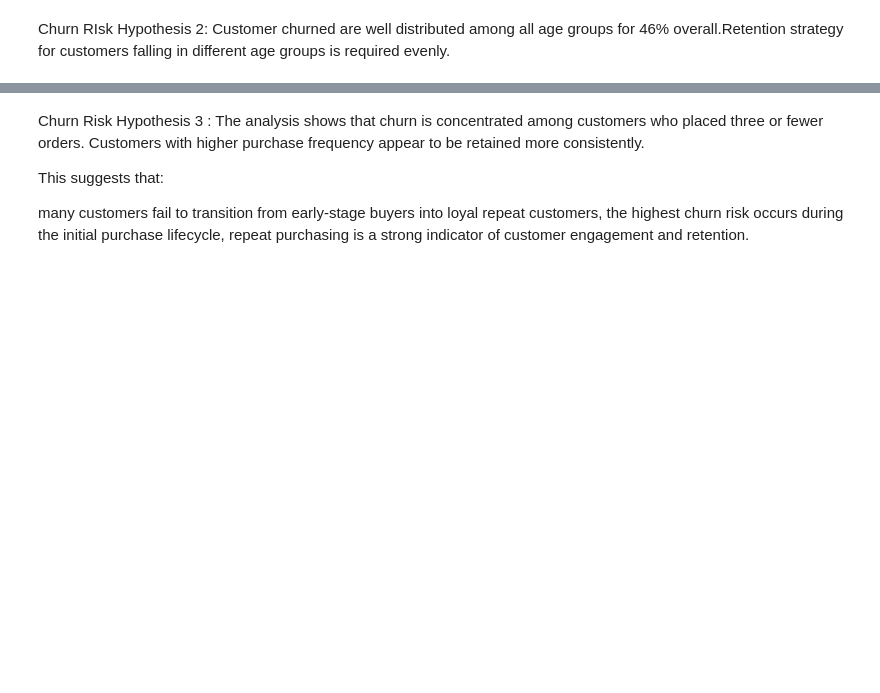
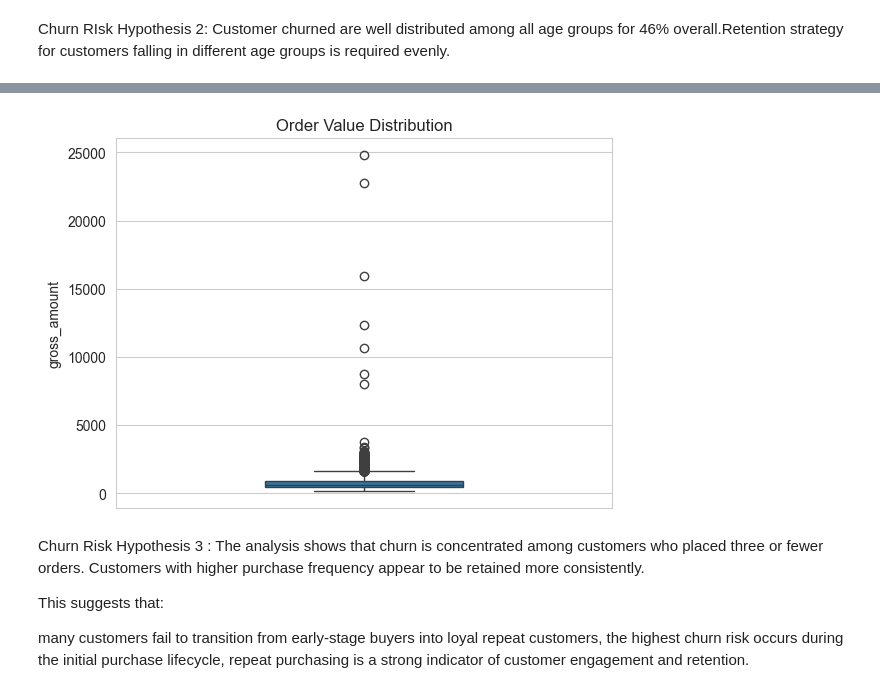
Before and after one commit to ppandey1234/d2c-churn-eda, a Jupyter notebook: eda_audit.ipynb, the cells around one changed output, grey strips where cells are left out. Cells and saved outputs as stored; diff of their text form; code cells hidden in the pictures; blank space fills up the shorter version.

Commit message:
updated with important hypothesis

```diff
--- a/eda_audit.ipynb
+++ b/eda_audit.ipynb
@@ -587,51 +454,38 @@ plt.show()
 # %%
-# ==========================================
-# Order Frequency vs Churn Analysis
-# ==========================================
+# Ensure orders DataFrame is available.
+# It's assumed 'base_path' is already defined from previous cells (e.g., cell 13928e90).
+import pandas as pd
 
-# Step 1: Calculate number of orders per customer
-order_frequency = (
-    orders.groupby('customer_id')
-    .size()
-    .reset_index(name='order_count')
+if 'orders' not in globals():
+    try:
+        orders = pd.read_csv(base_path / "orders.csv")
+    except FileNotFoundError:
+        print("Error: 'orders.csv' not found. Please upload it to /content or ensure correct path.")
+        raise # Re-raise if file is critical for this cell
+
+# Determine the column for order value, prioritizing 'gross_amount' as seen in other related cells.
+order_value_column = None
+if 'gross_amount' in orders.columns:
+    order_value_column = 'gross_amount'
+elif 'order_value' in orders.columns:
+    order_value_column = 'order_value'
+else:
+    raise KeyError("Neither 'gross_amount' nor 'order_value' column found in the 'orders' DataFrame for plotting order value distribution.")
+
+
+sns.boxplot(
+    data=orders,
+    y=order_value_column,
+    width=0.4,          # thinner box -> more visual spacing
+    showfliers=True,    # show outliers
+    whis=1.5            # whisker range
 )
 
-# Step 2: Merge with churn labels
-order_frequency = order_frequency.merge(
-    churn_labels,
-    on='customer_id',
-    how='inner'
-)
-
-# Step 3: Summary statistics
-summary = (
-    order_frequency.groupby('churn_flag')['order_count']
-    .agg(['mean', 'median', 'count'])
-    .reset_index()
-)
-
-print(summary)
-
-# Step 4: Bar chart for average order frequency
-avg_orders = (
-    order_frequency.groupby('churn_flag')['order_count']
-    .mean()
-    .reset_index()
-)
-
-plt.figure(figsize=(7,5))
-
-sns.barplot(
-    data=avg_orders,
-    x='churn_flag',
-    y='order_count'
-)
-
-plt.title("Average Order Frequency by Churn Status")
-plt.xlabel("Churn Flag")
-plt.ylabel("Average Number of Orders")
+plt.title("Order Value Distribution")
 
 plt.show()
+# %% [output]
+[figure, added]
 # %% [markdown]
 Churn Risk Hypothesis 3 :
 The analysis shows that churn is concentrated among customers who placed three or fewer orders. Customers with higher purchase frequency appear to be retained more consistently.
```
Also changed, not shown: parts of 26 cells of this notebook.
